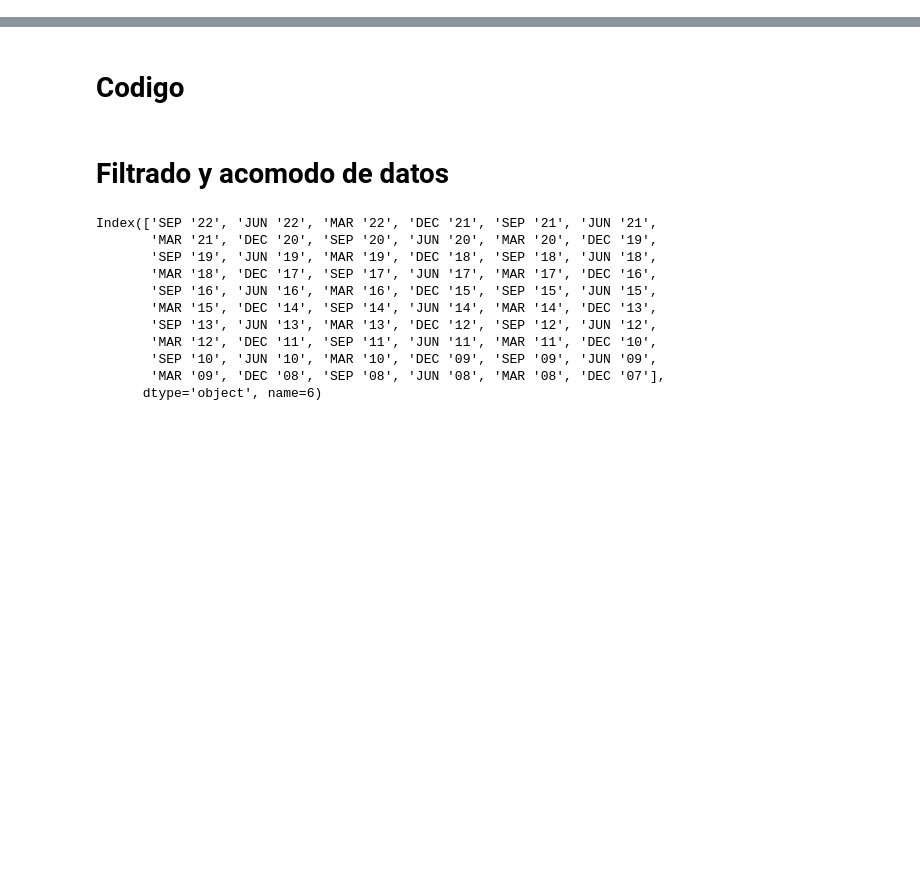
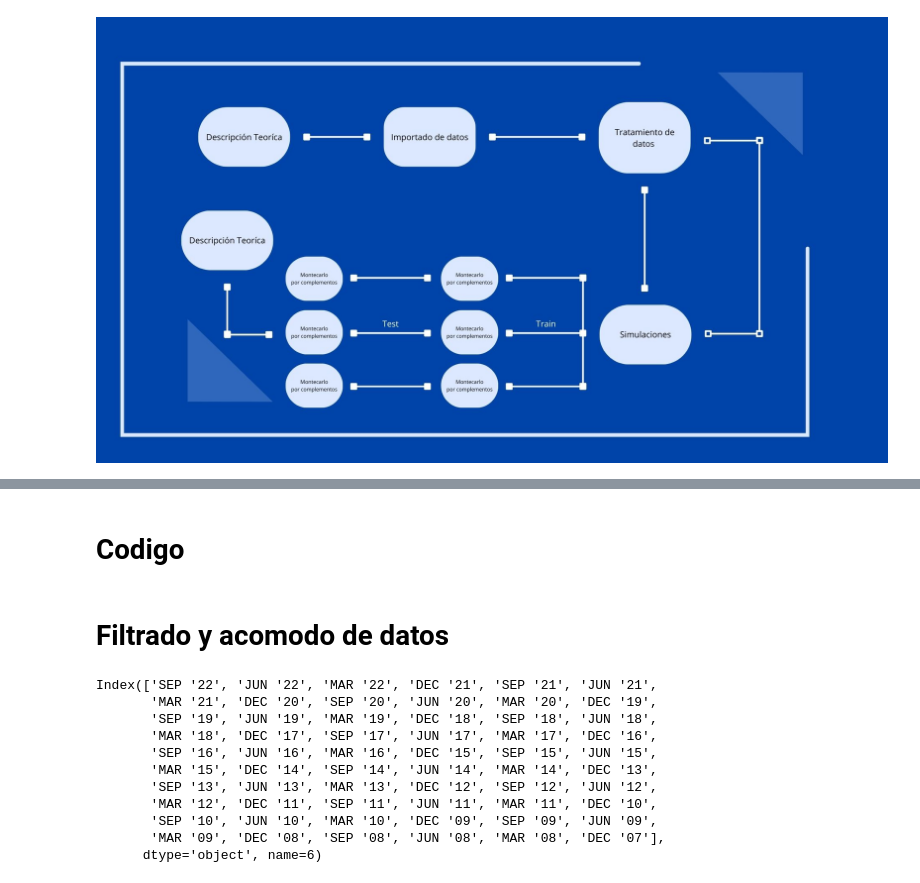
Before and after one commit to Maxcode99/Proyecto_SPF, a Jupyter notebook: Proyecto_Alan_Max.ipynb, the cells around one changed output, grey strips where cells are left out. Saved outputs shown, nothing was run; the diff lists cells and outputs as text; code cells hidden in the pictures; blank space fills up the shorter version.

```diff
--- a/Proyecto_Alan_Max.ipynb
+++ b/Proyecto_Alan_Max.ipynb
@@ -16,0 +37,6 @@
+# %%
+from IPython.display import Image
+
+Image(filename="Diagrama_de_flujo.jpg")
+# %% [output]
+[figure, added]
```
Also changed, not shown: parts of 16 cells of this notebook, 4 other files.
